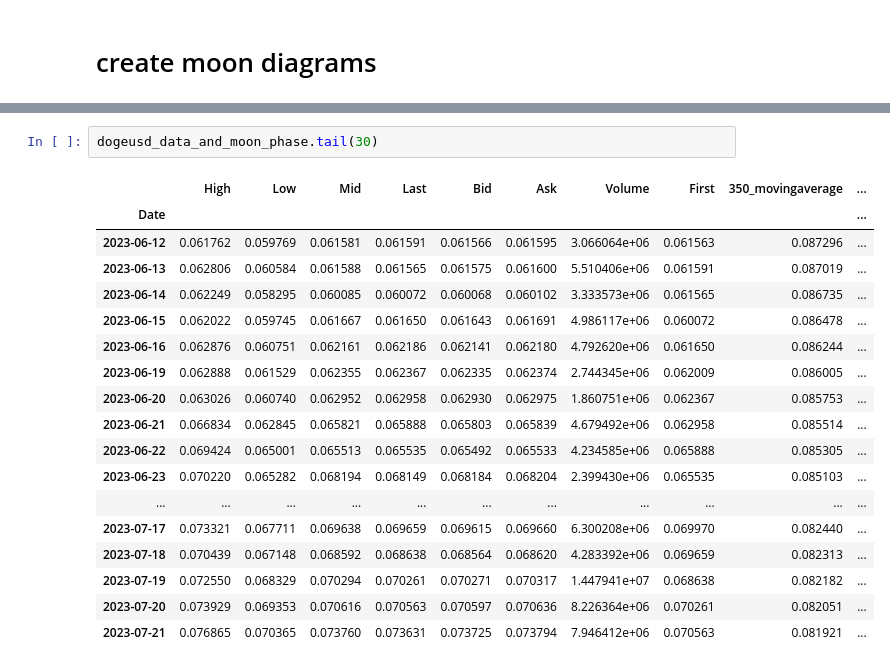
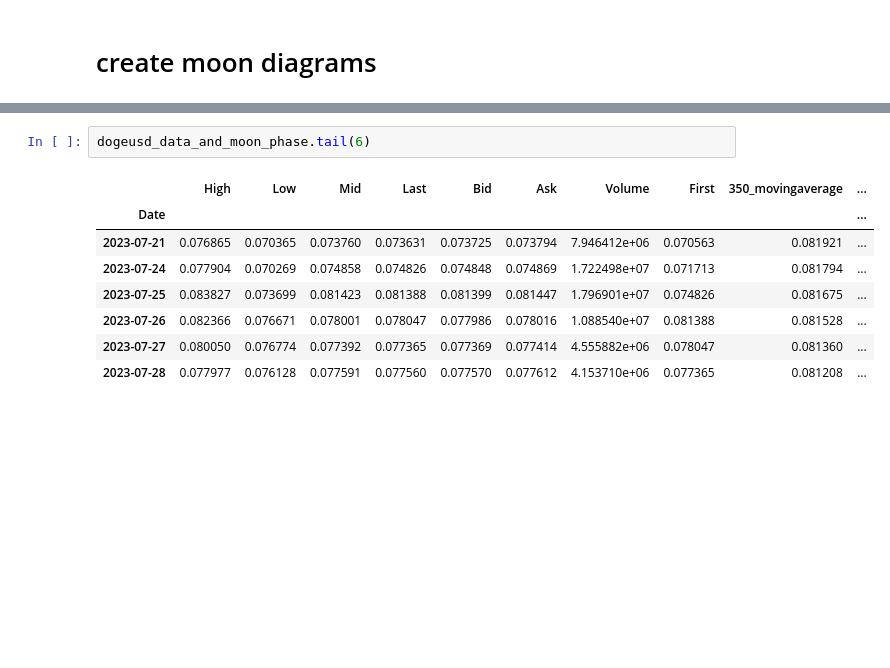
Before and after one commit to mgebele/crypto_charts_stats, a Jupyter notebook: test_2023_analysis.ipynb, the cells around one changed output, grey strips where cells are left out. Saved outputs shown, nothing was run; the diff lists cells and outputs as text; blank space fills up the shorter version.

```diff
--- a/test_2023_analysis.ipynb
+++ b/test_2023_analysis.ipynb
@@ -603,23 +592,13 @@ for i in range(len(dogeusd_data_and_moon_phase)):
 
 fig_btc_price_change
 # %%
-dogeusd_data_and_moon_phase.tail(30)
+dogeusd_data_and_moon_phase.tail(6)
 # %% [output]
 |  | High | Low | Mid | Last | Bid | Ask | Volume | First | 350_movingaverage | ... |
 | Date |  |  |  |  |  |  |  |  |  | ... |
-| 2023-06-12 | 0.061762 | 0.059769 | 0.061581 | 0.061591 | 0.061566 | 0.061595 | 3.066064e+06 | 0.061563 | 0.087296 | ... |
-| 2023-06-13 | 0.062806 | 0.060584 | 0.061588 | 0.061565 | 0.061575 | 0.061600 | 5.510406e+06 | 0.061591 | 0.087019 | ... |
-| 2023-06-14 | 0.062249 | 0.058295 | 0.060085 | 0.060072 | 0.060068 | 0.060102 | 3.333573e+06 | 0.061565 | 0.086735 | ... |
-| 2023-06-15 | 0.062022 | 0.059745 | 0.061667 | 0.061650 | 0.061643 | 0.061691 | 4.986117e+06 | 0.060072 | 0.086478 | ... |
-| 2023-06-16 | 0.062876 | 0.060751 | 0.062161 | 0.062186 | 0.062141 | 0.062180 | 4.792620e+06 | 0.061650 | 0.086244 | ... |
-| 2023-06-19 | 0.062888 | 0.061529 | 0.062355 | 0.062367 | 0.062335 | 0.062374 | 2.744345e+06 | 0.062009 | 0.086005 | ... |
-| 2023-06-20 | 0.063026 | 0.060740 | 0.062952 | 0.062958 | 0.062930 | 0.062975 | 1.860751e+06 | 0.062367 | 0.085753 | ... |
-| 2023-06-21 | 0.066834 | 0.062845 | 0.065821 | 0.065888 | 0.065803 | 0.065839 | 4.679492e+06 | 0.062958 | 0.085514 | ... |
-| 2023-06-22 | 0.069424 | 0.065001 | 0.065513 | 0.065535 | 0.065492 | 0.065533 | 4.234585e+06 | 0.065888 | 0.085305 | ... |
-| 2023-06-23 | 0.070220 | 0.065282 | 0.068194 | 0.068149 | 0.068184 | 0.068204 | 2.399430e+06 | 0.065535 | 0.085103 | ... |
-| ... | ... | ... | ... | ... | ... | ... | ... | ... | ... | ... |
-| 2023-07-17 | 0.073321 | 0.067711 | 0.069638 | 0.069659 | 0.069615 | 0.069660 | 6.300208e+06 | 0.069970 | 0.082440 | ... |
-| 2023-07-18 | 0.070439 | 0.067148 | 0.068592 | 0.068638 | 0.068564 | 0.068620 | 4.283392e+06 | 0.069659 | 0.082313 | ... |
-| 2023-07-19 | 0.072550 | 0.068329 | 0.070294 | 0.070261 | 0.070271 | 0.070317 | 1.447941e+07 | 0.068638 | 0.082182 | ... |
-| 2023-07-20 | 0.073929 | 0.069353 | 0.070616 | 0.070563 | 0.070597 | 0.070636 | 8.226364e+06 | 0.070261 | 0.082051 | ... |
 | 2023-07-21 | 0.076865 | 0.070365 | 0.073760 | 0.073631 | 0.073725 | 0.073794 | 7.946412e+06 | 0.070563 | 0.081921 | ... |
+| 2023-07-24 | 0.077904 | 0.070269 | 0.074858 | 0.074826 | 0.074848 | 0.074869 | 1.722498e+07 | 0.071713 | 0.081794 | ... |
+| 2023-07-25 | 0.083827 | 0.073699 | 0.081423 | 0.081388 | 0.081399 | 0.081447 | 1.796901e+07 | 0.074826 | 0.081675 | ... |
+| 2023-07-26 | 0.082366 | 0.076671 | 0.078001 | 0.078047 | 0.077986 | 0.078016 | 1.088540e+07 | 0.081388 | 0.081528 | ... |
+| 2023-07-27 | 0.080050 | 0.076774 | 0.077392 | 0.077365 | 0.077369 | 0.077414 | 4.555882e+06 | 0.078047 | 0.081360 | ... |
+| 2023-07-28 | 0.077977 | 0.076128 | 0.077591 | 0.077560 | 0.077570 | 0.077612 | 4.153710e+06 | 0.077365 | 0.081208 | ... |
```
Also changed, not shown: parts of 10 cells of this notebook.
